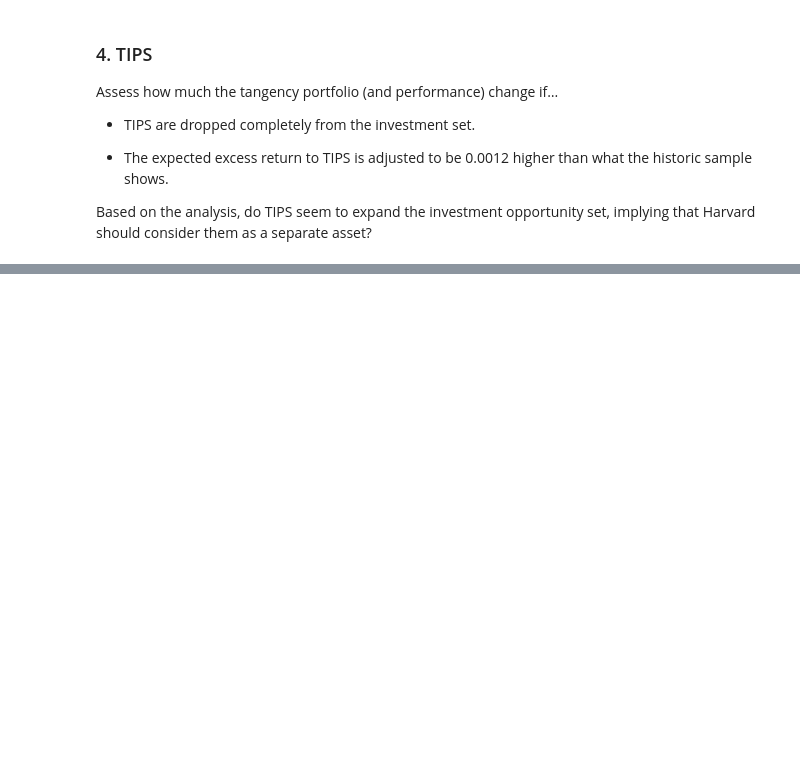
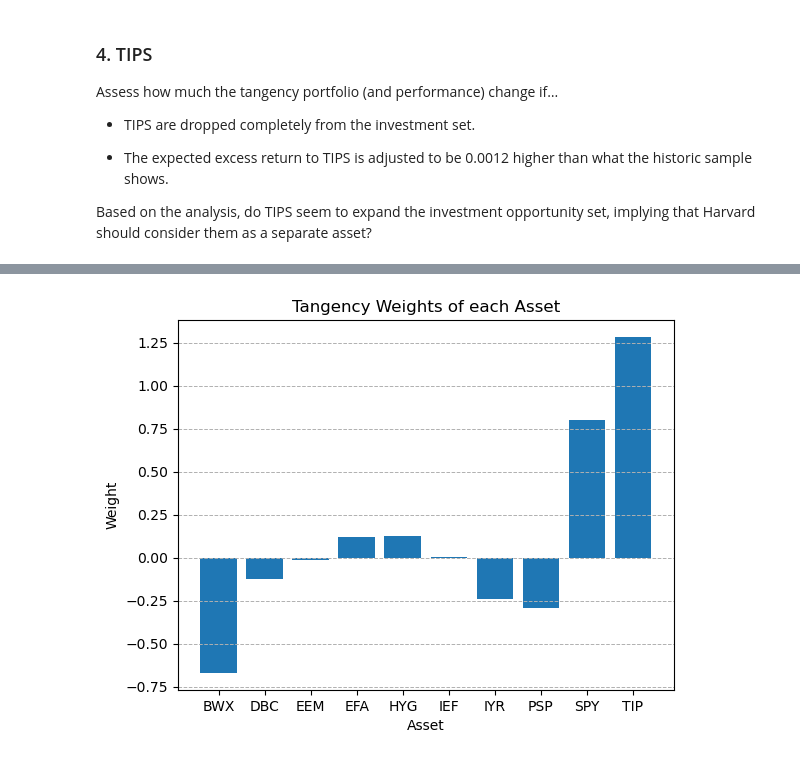
Before and after one commit to scfengv/FINM36700-Portfolio-and-Risk-Management, a Jupyter notebook: assignment/assignment 1/hw1.ipynb, the cells around one changed output, grey strips where cells are left out. Cells and saved outputs as stored; diff of their text form; code cells hidden in the pictures; blank space fills up the shorter version.

```diff
--- a/assignment/assignment 1/hw1.ipynb
+++ b/assignment/assignment 1/hw1.ipynb
@@ -214,0 +197,12 @@ Without TIPS:
+# %%
+excessReturnModTIP = excessReturnData.copy()
+excessReturnModTIP["TIP"] = excessReturnModTIP["TIP"] + 0.0012
+
+weightsModTIP = CalcTangencyWeights(excessReturnModTIP)
+tangencyWeightsModTIP = pd.DataFrame({
+    "Asset": excessReturnModTIP.columns,
+    "Weights": weightsModTIP
+})
+
+print(tangencyWeightsModTIP)
+print("\nSum of weights:", tangencyWeightsModTIP['Weights'].sum())
@@ -214,0 +223,4 @@ Without TIPS:
+# %%
+TangencyWeightsPlot(tangencyWeightsModTIP)
+# %% [output]
+[figure, added]
```
Also changed, not shown: parts of 18 cells of this notebook.
